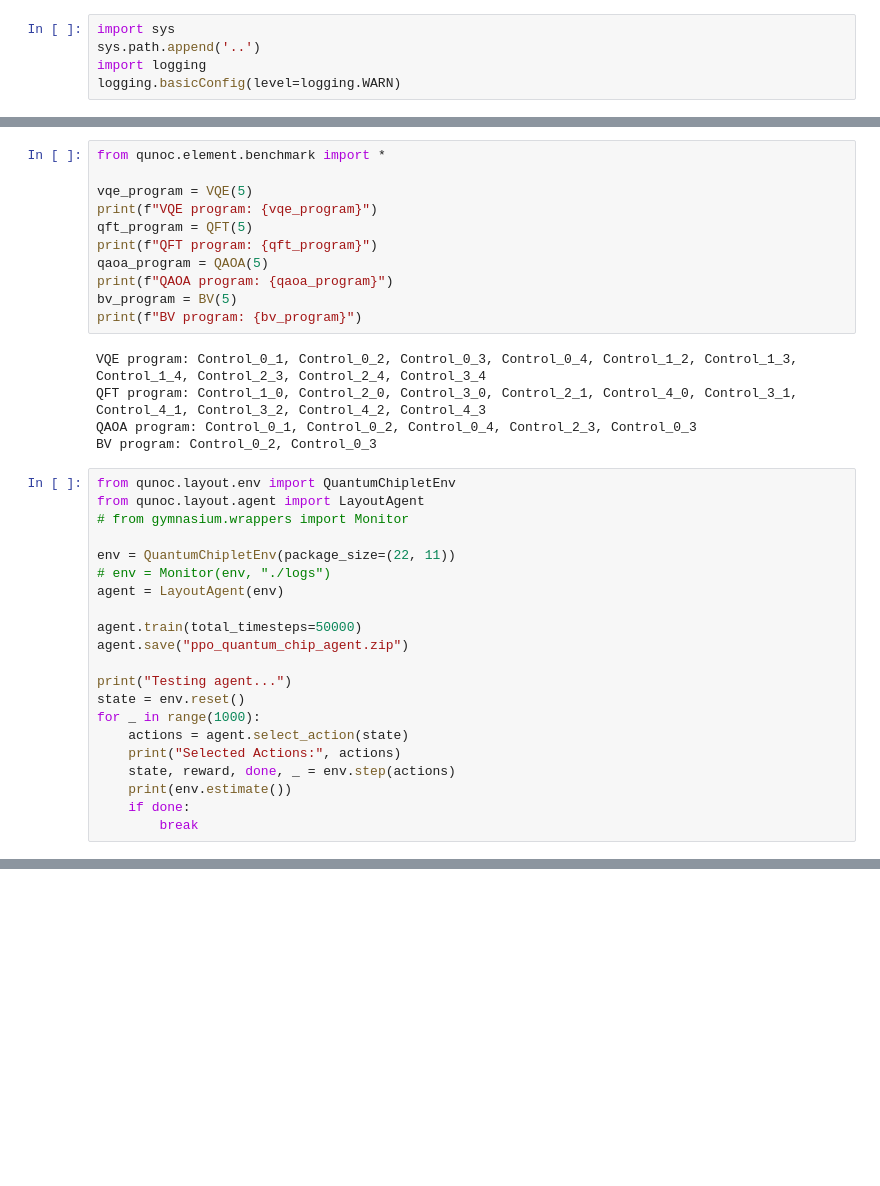
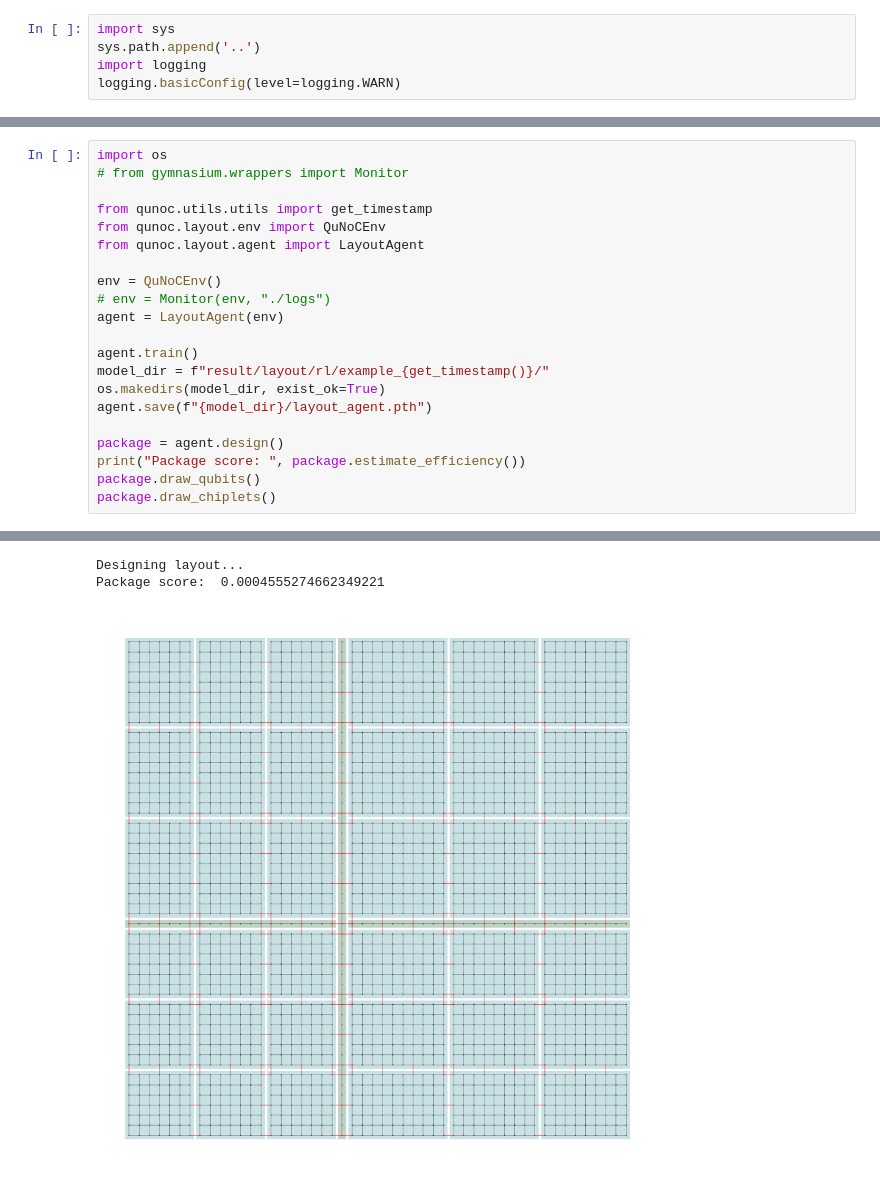
Before and after one commit to cty-github/quantum_network_on_chip, a Jupyter notebook: demo/test.ipynb, the cells around one changed output, grey strips where cells are left out. Saved outputs shown, nothing was run; the diff lists cells and outputs as text; blank space fills up the shorter version.

Commit message:
update layout agent

```diff
--- a/demo/test.ipynb
+++ b/demo/test.ipynb
@@ -23,37 +39,22 @@ Package score:  0.0009358280623158449
-# %%
-from qunoc.element.benchmark import *
-
-vqe_program = VQE(5)
-print(f"VQE program: {vqe_program}")
-qft_program = QFT(5)
-print(f"QFT program: {qft_program}")
-qaoa_program = QAOA(5)
-print(f"QAOA program: {qaoa_program}")
-bv_program = BV(5)
-print(f"BV program: {bv_program}")
-# %% [output]
-VQE program: Control_0_1, Control_0_2, Control_0_3, Control_0_4, Control_1_2, Control_1_3, Control_1_4, Control_2_3, Control_2_4, Control_3_4
-QFT program: Control_1_0, Control_2_0, Control_3_0, Control_2_1, Control_4_0, Control_3_1, Control_4_1, Control_3_2, Control_4_2, Control_4_3
-QAOA program: Control_0_1, Control_0_2, Control_0_4, Control_2_3, Control_0_3
-BV program: Control_0_2, Control_0_3
-# %%
-from qunoc.layout.env import QuantumChipletEnv
-from qunoc.layout.agent import LayoutAgent
-# from gymnasium.wrappers import Monitor
-
-env = QuantumChipletEnv(package_size=(22, 11))
-# env = Monitor(env, "./logs")
-agent = LayoutAgent(env)
-
-agent.train(total_timesteps=50000)
-agent.save("ppo_quantum_chip_agent.zip")
-
-print("Testing agent...")
-state = env.reset()
-for _ in range(1000):
-    actions = agent.select_action(state)
-    print("Selected Actions:", actions)
-    state, reward, done, _ = env.step(actions)
-    print(env.estimate())
-    if done:
-        break
+# %%
+import os
+# from gymnasium.wrappers import Monitor
+
+from qunoc.utils.utils import get_timestamp
+from qunoc.layout.env import QuNoCEnv
+from qunoc.layout.agent import LayoutAgent
+
+env = QuNoCEnv()
+# env = Monitor(env, "./logs")
+agent = LayoutAgent(env)
+
+agent.train()
+model_dir = f"result/layout/rl/example_{get_timestamp()}/"
+os.makedirs(model_dir, exist_ok=True)
+agent.save(f"{model_dir}/layout_agent.pth")
+
+package = agent.design()
+print("Package score: ", package.estimate_efficiency())
+package.draw_qubits()
+package.draw_chiplets()
+# %% [output]
@@ -59,0 +78,3 @@ for _ in range(1000):
+Designing layout...
+Package score:  0.0004555274662349221
+[figure, added]
```
Also changed, not shown: parts of 3 cells of this notebook, 13 other files.
